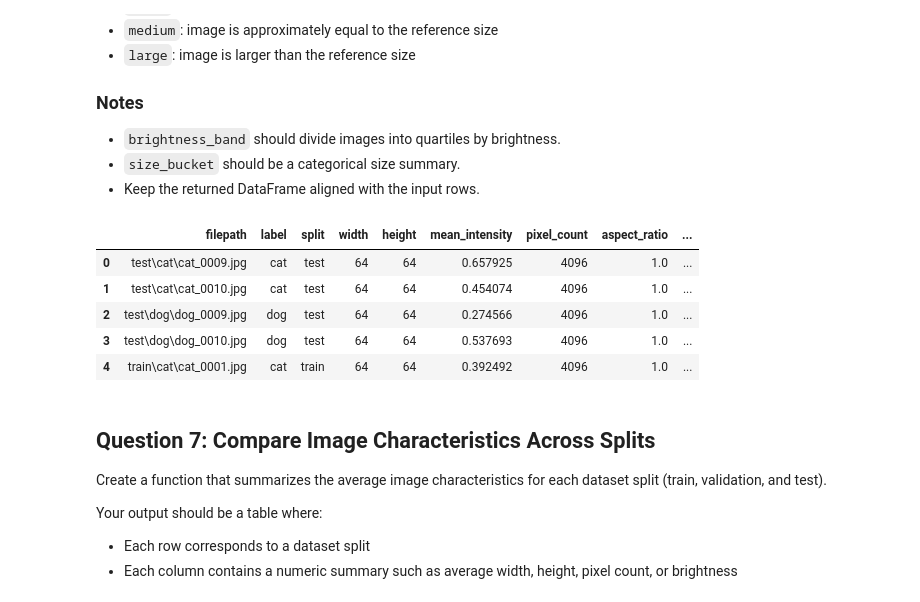
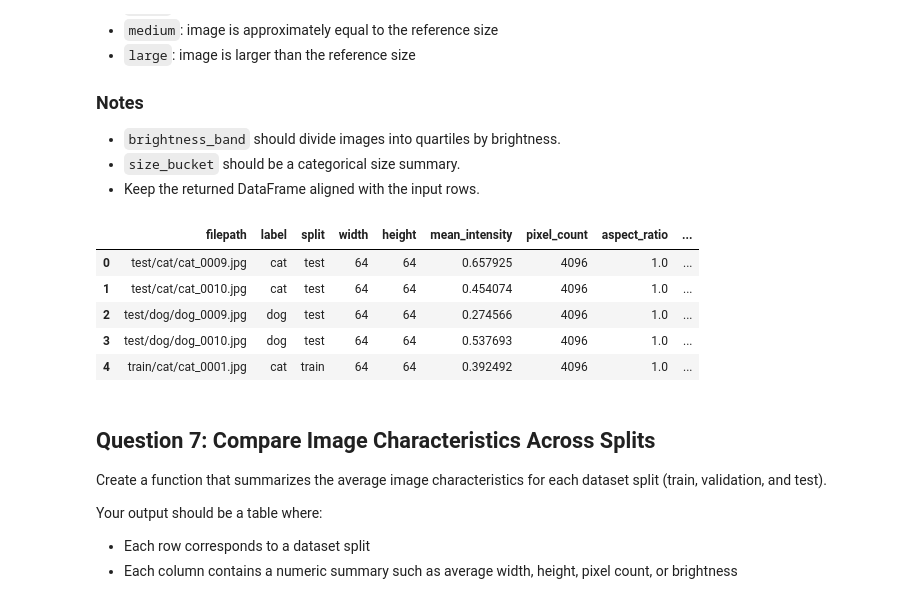
Before and after one commit to vgu-dsai-2026/lab-2-pandas-Thana-nana, a Jupyter notebook: notebook.ipynb, the cells around one changed output. Cells and saved outputs as stored; diff of their text form; code cells hidden in the pictures.

```diff
--- a/notebook.ipynb
+++ b/notebook.ipynb
@@ -432,41 +431,41 @@ Define three categories:
 - Keep the returned DataFrame aligned with the input rows.
 # %%
 def add_analysis_columns(frame: pd.DataFrame) -> pd.DataFrame:
-    df_copy = frame.copy()
-    df_copy["pixel_count"] = df_copy["width"] * df_copy["height"]
-    df_copy["aspect_ratio"] = df_copy["width"] / df_copy["height"]
-    df_copy["brightness_band"] = pd.qcut(
-        df_copy["mean_intensity"],
+    frame_copy = frame.copy()
+    frame_copy["pixel_count"] = frame_copy["width"] * frame_copy["height"]
+    frame_copy["aspect_ratio"] = frame_copy["width"] / frame_copy["height"]
+    frame_copy["brightness_band"] = pd.qcut(
+        frame_copy["mean_intensity"],
         q=4,
         labels=["darkest", "dim", "bright", "brightest"]
     )
 
     ref_pixels = 64 * 64
 
     def size_category(p):
         if p < ref_pixels:
             return "small"
         elif p == ref_pixels:
             return "medium"
         else:
             return "large"
 
-    df_copy["size_bucket"] = df_copy["pixel_count"].apply(size_category)
+    frame_copy["size_bucket"] = frame_copy["pixel_count"].apply(size_category)
 
-    return df_copy
+    return frame_copy
 
     raise NotImplementedError("Create the analysis columns with Pandas.")
 
 
 analysis_df = add_analysis_columns(df)
 display(analysis_df.head())
 # %% [output]
 |  | filepath | label | split | width | height | mean_intensity | pixel_count | aspect_ratio | ... |
-| 0 | test\cat\cat_0009.jpg | cat | test | 64 | 64 | 0.657925 | 4096 | 1.0 | ... |
-| 1 | test\cat\cat_0010.jpg | cat | test | 64 | 64 | 0.454074 | 4096 | 1.0 | ... |
-| 2 | test\dog\dog_0009.jpg | dog | test | 64 | 64 | 0.274566 | 4096 | 1.0 | ... |
-| 3 | test\dog\dog_0010.jpg | dog | test | 64 | 64 | 0.537693 | 4096 | 1.0 | ... |
-| 4 | train\cat\cat_0001.jpg | cat | train | 64 | 64 | 0.392492 | 4096 | 1.0 | ... |
+| 0 | test/cat/cat_0009.jpg | cat | test | 64 | 64 | 0.657925 | 4096 | 1.0 | ... |
+| 1 | test/cat/cat_0010.jpg | cat | test | 64 | 64 | 0.454074 | 4096 | 1.0 | ... |
+| 2 | test/dog/dog_0009.jpg | dog | test | 64 | 64 | 0.274566 | 4096 | 1.0 | ... |
+| 3 | test/dog/dog_0010.jpg | dog | test | 64 | 64 | 0.537693 | 4096 | 1.0 | ... |
+| 4 | train/cat/cat_0001.jpg | cat | train | 64 | 64 | 0.392492 | 4096 | 1.0 | ... |
 # %% [markdown]
 ## Question 7: Compare Image Characteristics Across Splits
 
```
Also changed, not shown: parts of 7 cells of this notebook.
